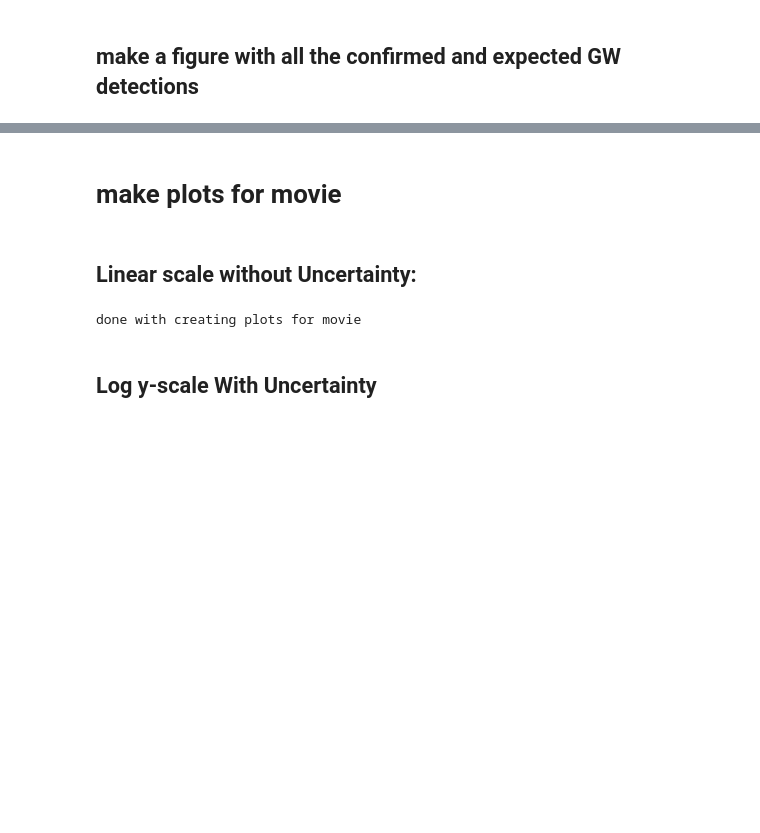
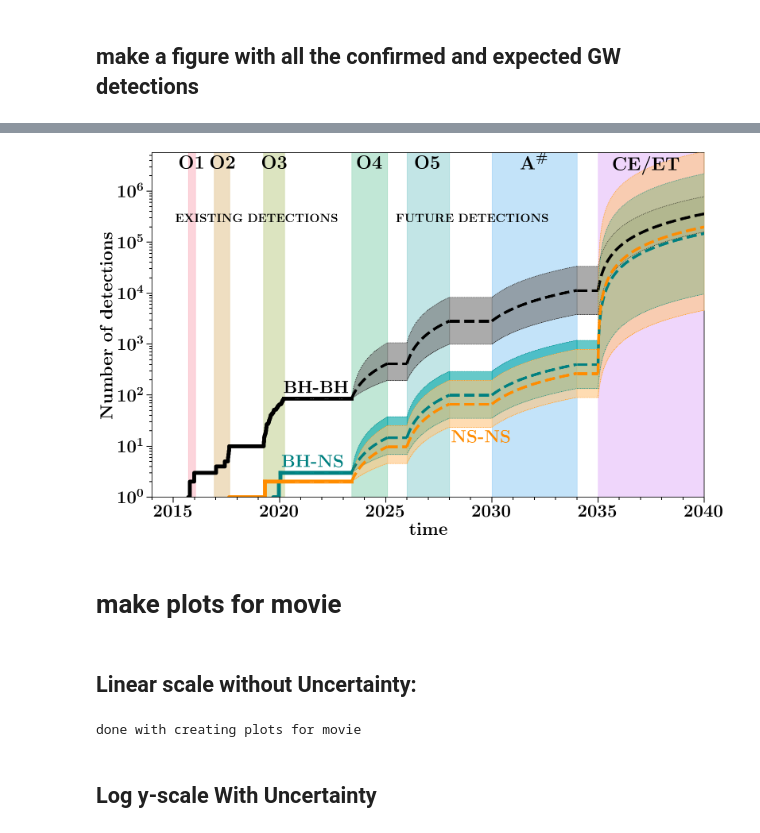
Before and after one commit to FloorBroekgaarden/GW_visualization_detection_number, a Jupyter notebook: The (expected) growth of the number of gravitational-wave detections from 2015 to 2040.ipynb, the cells around one changed output, grey strips where cells are left out. Cells and saved outputs as stored; diff of their text form; code cells hidden in the pictures; blank space fills up the shorter version.

```diff
--- a/The (expected) growth of the number of gravitational-wave detections from 2015 to 2040.ipynb
+++ b/The (expected) growth of the number of gravitational-wave detections from 2015 to 2040.ipynb
@@ -916,3 +778,100 @@ plt.show()
+# %%
+
+
+
+DCOcolors_lighter = [adjust_lightness(color='gray', amount=0.9),adjust_lightness(color=DCOcolors[1], amount=1.3), adjust_lightness(color=DCOcolors[2], amount=1.5)]
+
+
+f, axe= plt.subplots(ncols=1,nrows=1,figsize=(16,10))
+
+# DCO
+DCOnumberslist = [numbers_BBH, numbers_BHNS, numbers_BNS]
+DCOnumberslist_up = [numbers_BBH_up, numbers_BHNS_up, numbers_BNS_up]
+DCOnumberslist_down = [numbers_BBH_down, numbers_BHNS_down, numbers_BNS_down]
+
+plotUncertainty=True
+print_today=False #True # if True, will plot a vertical line for today's date
+
+
+
+# make cumsum histogram with GWOSC (i.e. which O1+O2+O3 catalog to assume for the existing detections)
+GW_events_list = create_GW_list_from_data(label_dataset='GWOSC', print_output=False)
+detectionlist = obtain_GW_datetimes(GW_events_list)
+
+for ind_DCO, DCOdetections in enumerate(detectionlist):
+    cumhist_stop_year(data=np.asarray(DCOdetections), ax=axe, stop_year=O4begin, lw=7, c=DCOcolors[ind_DCO])
+#     cumhist(data=np.asarray(DCOdetections), c=DCOcolors[ind_DCO], lw=7)
+
+
+for ind_d, line in enumerate(dates[:-1]):
+    x_ = np.linspace(dates[ind_d], dates[ind_d+1], 1000)
+
+    for ind_DCO, DCOlist in enumerate(DCOnumberslist):
+        y_ = np.linspace(DCOlist[ind_d], DCOlist[ind_d+1], 1000)
+        axe.plot(x_, y_, c=DCOcolors[ind_DCO], lw=5, ls='--', zorder=10)
+
+        if plotUncertainty:
+            y_up = np.linspace(DCOnumberslist_up[ind_DCO][ind_d], DCOnumberslist_up[ind_DCO][ind_d+1], 1000)
+            y_down = np.linspace(DCOnumberslist_down[ind_DCO][ind_d], DCOnumberslist_down[ind_DCO][ind_d+1], 1000)
+
+            axe.fill_between(x_, y1=y_down, y2=y_up, color=DCOcolors_lighter[ind_DCO], zorder=9, alpha=0.6)
+            axe.plot(x_, y_down, c=DCOcolors[ind_DCO], lw=1, ls=':', zorder=10)
+            axe.plot(x_, y_up, c=DCOcolors[ind_DCO], lw=1, ls=':', zorder=10)
+
+# fill between detector runs
+for ind_d, line in enumerate(all_dates[:-1]):
+    if (ind_d%2)==0:
+        axe.fill_between(x=[all_dates[ind_d], all_dates[ind_d+1]], y1=[0.001, 0.001], y2=[1E8,1E8], alpha=0.3, color=colors[ind_d], zorder=0)
+
+
+
+
+#### SHOW TODAY ######## The following code just prints a line that indicates today's date.
+if print_today:
+    # uncomment the following four lines if you want to print a vertical line that shows where "today" is
+    x_today = np.linspace(datetime_today_perc, datetime_today_perc, 100)
+    y_today = np.linspace(0, 5*1E6, 100)
+    axe.plot(x_today, y_today, lw=2, ls='-.', color='gray')
+    axe.annotate(r'$\textbf{Today}$', (datetime_today_perc,0.5), xycoords=('data','figure fraction'),  fontsize=fs-3, rotation=90, ha='right', va='center', color='gray' )
+###############
+
+
+
+axe.set_ylim(1,5.7*1E6)
+axe.set_yscale('log')
+
+axe.xaxis.set_major_locator(plt.MultipleLocator(5))
+axe.xaxis.set_minor_locator(plt.MultipleLocator(1))
+axe.set_xlim(2014, 2040)
+
+# plot the GW detector labels in the top
+plot_detector_labels(axe=axe)
+
+xlabel =  r'\textbf{time}'
+ylabel = r'\textbf{Number of detections}'
+axe = layoutAxes(axe, nameX=xlabel, nameY=ylabel, setMinor=False, fontsize=fs+8)
+
+
+# annotate labels for BHBH, BHNS, BNS
+axe.annotate(r'$\textbf{BH-BH}$', (2020.2,0.367), xycoords=('data','figure fraction'),  fontsize=fs+8, rotation=0, ha='left', va='bottom', color=DCOcolors[0] )
+axe.annotate(r'$\textbf{BH-NS}$', (2020.1,0.18),  xycoords=('data','figure fraction'),  fontsize=fs+8, rotation=0, ha='left', va='bottom', color=DCOcolors[1] )
+axe.annotate(r'$\textbf{NS-NS}$', (2028.1,0.242 ),  xycoords=('data','figure fraction'),  fontsize=fs+8, rotation=0, ha='left', va='bottom', color=DCOcolors[2] )
+
+axe.annotate(r'$\textbf{EXISTING DETECTIONS}$',   (2015.1,0.8), xycoords=('data','figure fraction'),  fontsize=fs-2, rotation=0, ha='left', va='bottom', color=DCOcolors[0] )
+axe.annotate(r'$\textbf{FUTURE DETECTIONS}$'  ,   (2025.5,0.8), xycoords=('data','figure fraction'),  fontsize=fs-2, rotation=0, ha='left', va='bottom', color=DCOcolors[0] )
+
+
+
+
+plt.tight_layout()
+plt.savefig('./GWcatalogSize.png', dpi=600, transparent=False)
+plt.savefig('./GWcatalogSize.pdf', transparent=False)
+
+
+
+plt.show()
+# %% [output]
+[figure, added]
 # %% [markdown]
 # make plots for movie
 # %% [markdown]
```
Also changed, not shown: parts of 9 cells of this notebook.
